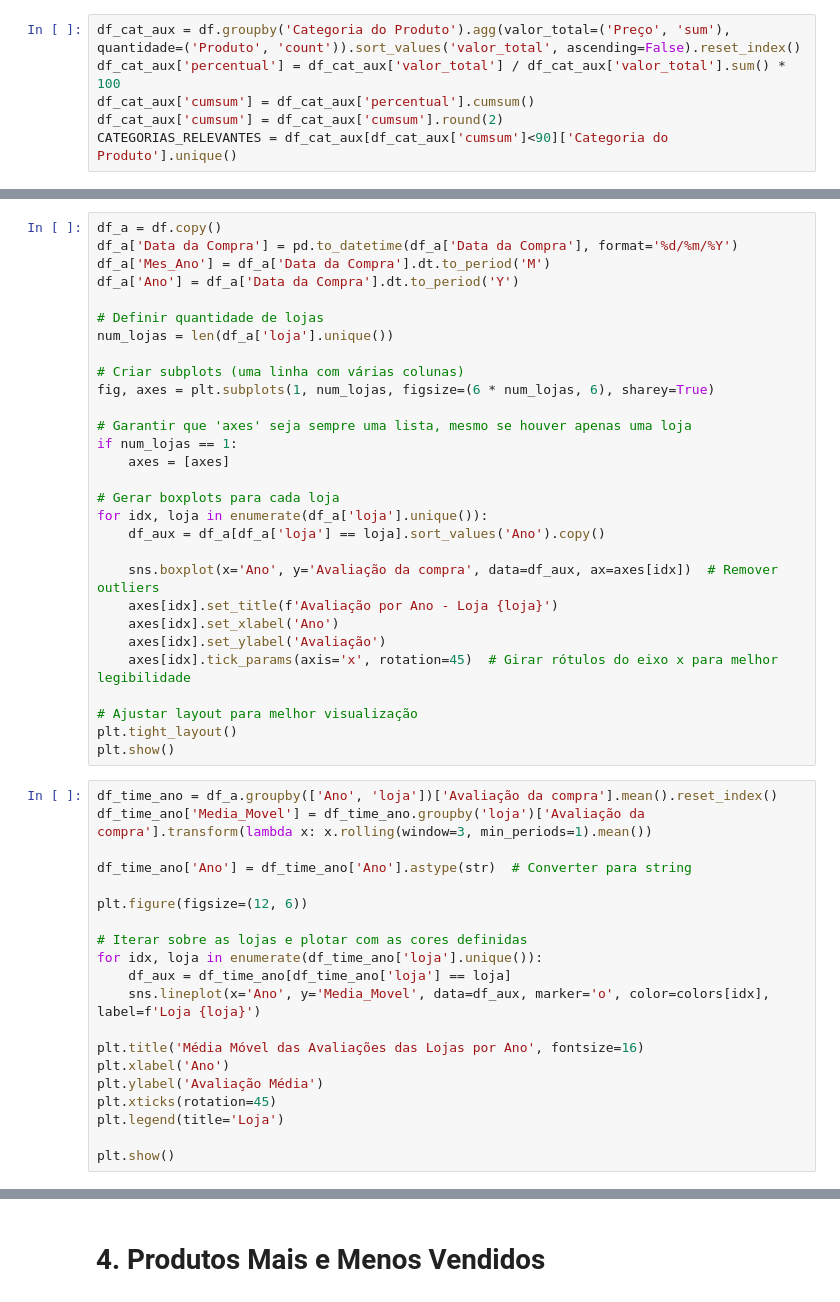
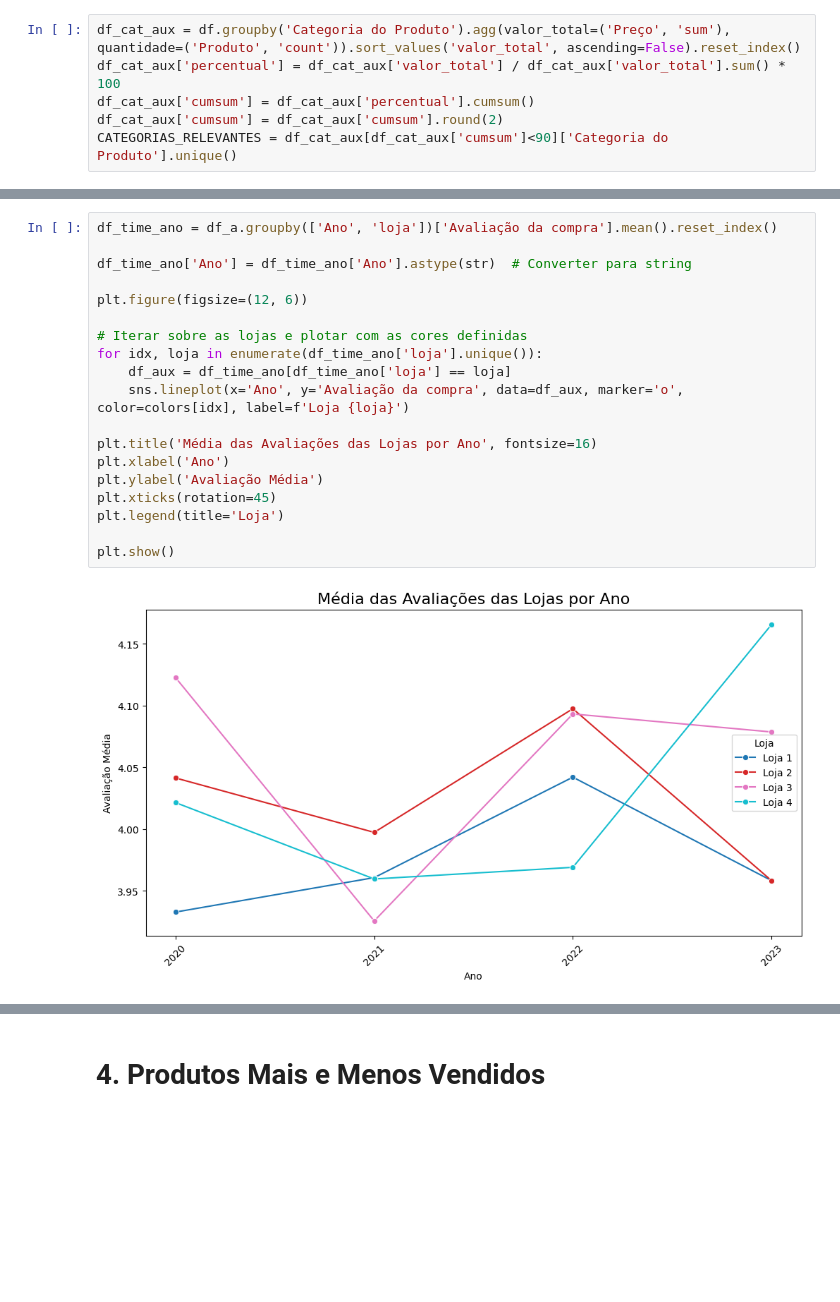
Before and after one commit to emilibohrer/alura_store, a Jupyter notebook: AluraStoreBr.ipynb, the cells around one changed output, grey strips where cells are left out. Cells and saved outputs as stored; diff of their text form; blank space fills up the shorter version.

Commit message:
analises das avaliações das compras e produtos vendidos

```diff
--- a/AluraStoreBr.ipynb
+++ b/AluraStoreBr.ipynb
@@ -302,52 +378,24 @@ plt.show()
-# %%
-df_a = df.copy()
-df_a['Data da Compra'] = pd.to_datetime(df_a['Data da Compra'], format='%d/%m/%Y')
-df_a['Mes_Ano'] = df_a['Data da Compra'].dt.to_period('M')
-df_a['Ano'] = df_a['Data da Compra'].dt.to_period('Y')
-
-# Definir quantidade de lojas
-num_lojas = len(df_a['loja'].unique())
-
-# Criar subplots (uma linha com várias colunas)
-fig, axes = plt.subplots(1, num_lojas, figsize=(6 * num_lojas, 6), sharey=True)
-
-# Garantir que 'axes' seja sempre uma lista, mesmo se houver apenas uma loja
-if num_lojas == 1:
-    axes = [axes]
-
-# Gerar boxplots para cada loja
-for idx, loja in enumerate(df_a['loja'].unique()):
-    df_aux = df_a[df_a['loja'] == loja].sort_values('Ano').copy()
-
-    sns.boxplot(x='Ano', y='Avaliação da compra', data=df_aux, ax=axes[idx])  # Remover outliers
-    axes[idx].set_title(f'Avaliação por Ano - Loja {loja}')
-    axes[idx].set_xlabel('Ano')
-    axes[idx].set_ylabel('Avaliação')
-    axes[idx].tick_params(axis='x', rotation=45)  # Girar rótulos do eixo x para melhor legibilidade
-
-# Ajustar layout para melhor visualização
-plt.tight_layout()
-plt.show()
 # %%
 df_time_ano = df_a.groupby(['Ano', 'loja'])['Avaliação da compra'].mean().reset_index()
-df_time_ano['Media_Movel'] = df_time_ano.groupby('loja')['Avaliação da compra'].transform(lambda x: x.rolling(window=3, min_periods=1).mean())
 
 df_time_ano['Ano'] = df_time_ano['Ano'].astype(str)  # Converter para string
 
 plt.figure(figsize=(12, 6))
 
 # Iterar sobre as lojas e plotar com as cores definidas
 for idx, loja in enumerate(df_time_ano['loja'].unique()):
     df_aux = df_time_ano[df_time_ano['loja'] == loja]
-    sns.lineplot(x='Ano', y='Media_Movel', data=df_aux, marker='o', color=colors[idx], label=f'Loja {loja}')
+    sns.lineplot(x='Ano', y='Avaliação da compra', data=df_aux, marker='o', color=colors[idx], label=f'Loja {loja}')
 
-plt.title('Média Móvel das Avaliações das Lojas por Ano', fontsize=16)
+plt.title('Média das Avaliações das Lojas por Ano', fontsize=16)
 plt.xlabel('Ano')
 plt.ylabel('Avaliação Média')
 plt.xticks(rotation=45)
 plt.legend(title='Loja')
 
 plt.show()
+# %% [output]
+[figure, added]
 # %%
 
 df_time = df_a.groupby(['Mes_Ano', 'loja'])['Avaliação da compra'].mean().reset_index()
```
Also changed, not shown: parts of 24 cells of this notebook.
